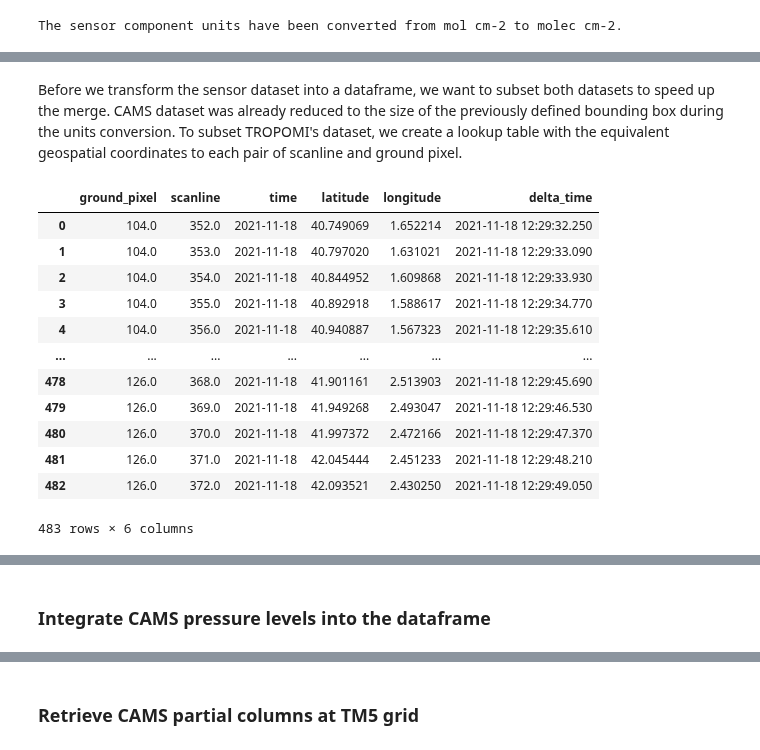
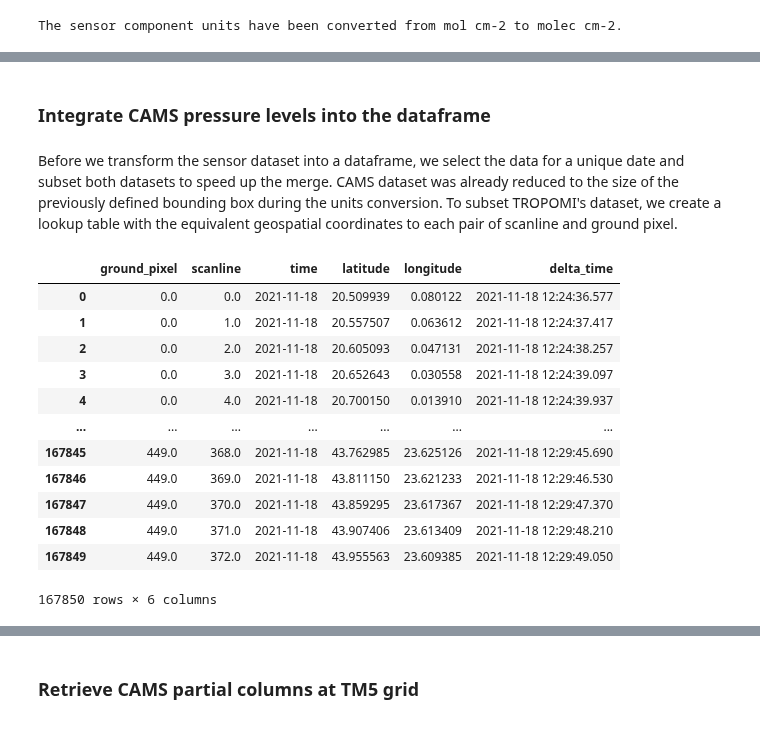
Before and after one commit to ECMWFCode4Earth/adc-toolbox, a Jupyter notebook: trainings/2021-12-atmospheric-composition/datasets-comparison-practical.ipynb, the cells around one changed output, grey strips where cells are left out. Cells and saved outputs as stored; diff of their text form; code cells hidden in the pictures.

```diff
--- a/trainings/2021-12-atmospheric-composition/datasets-comparison-practical.ipynb
+++ b/trainings/2021-12-atmospheric-composition/datasets-comparison-practical.ipynb
@@ -544,3 +528,5 @@ The sensor component units have been converted from mol cm-2 to molec cm-2.
+# %% [markdown]
+### Integrate CAMS pressure levels into the dataframe
 # %% [markdown]
-Before we transform the sensor dataset into a dataframe, we want to subset both datasets to speed up the merge. CAMS dataset was already reduced to the size of the previously defined bounding box during the units conversion. To subset TROPOMI's dataset, we create a lookup table with the equivalent geospatial coordinates to each pair of scanline and ground pixel.
+Before we transform the sensor dataset into a dataframe, we select the data for a unique date and subset both datasets to speed up the merge. CAMS dataset was already reduced to the size of the previously defined bounding box during the units conversion. To subset TROPOMI's dataset, we create a lookup table with the equivalent geospatial coordinates to each pair of scanline and ground pixel.
 # %%
@@ -559,17 +536,23 @@ sensor_coords_df = TROPOMI_subset_lookup_table(sensor_ds_time, component_nom)
-# %%
-sensor_coords_df
-# %% [output]
-|  | ground_pixel | scanline | time | latitude | longitude | delta_time |
-| 0 | 104.0 | 352.0 | 2021-11-18 | 40.749069 | 1.652214 | 2021-11-18 12:29:32.250 |
-| 1 | 104.0 | 353.0 | 2021-11-18 | 40.797020 | 1.631021 | 2021-11-18 12:29:33.090 |
-| 2 | 104.0 | 354.0 | 2021-11-18 | 40.844952 | 1.609868 | 2021-11-18 12:29:33.930 |
-| 3 | 104.0 | 355.0 | 2021-11-18 | 40.892918 | 1.588617 | 2021-11-18 12:29:34.770 |
-| 4 | 104.0 | 356.0 | 2021-11-18 | 40.940887 | 1.567323 | 2021-11-18 12:29:35.610 |
-| ... | ... | ... | ... | ... | ... | ... |
-| 478 | 126.0 | 368.0 | 2021-11-18 | 41.901161 | 2.513903 | 2021-11-18 12:29:45.690 |
-| 479 | 126.0 | 369.0 | 2021-11-18 | 41.949268 | 2.493047 | 2021-11-18 12:29:46.530 |
-| 480 | 126.0 | 370.0 | 2021-11-18 | 41.997372 | 2.472166 | 2021-11-18 12:29:47.370 |
-| 481 | 126.0 | 371.0 | 2021-11-18 | 42.045444 | 2.451233 | 2021-11-18 12:29:48.210 |
-| 482 | 126.0 | 372.0 | 2021-11-18 | 42.093521 | 2.430250 | 2021-11-18 12:29:49.050 |
-483 rows × 6 columns
+# %%
+# Subset
+sensor_ds_time = subset(sensor_ds_time, bbox, sensor, component_nom, subset_type = 'sensor_subset')
+
+# Get equivalence table for coordinates after subset
+lookup_table = TROPOMI_lookup_table(sensor_ds, component_nom)
+# %%
+lookup_table
+# %% [output]
+|  | ground_pixel | scanline | time | latitude | longitude | delta_time |
+| 0 | 0.0 | 0.0 | 2021-11-18 | 20.509939 | 0.080122 | 2021-11-18 12:24:36.577 |
+| 1 | 0.0 | 1.0 | 2021-11-18 | 20.557507 | 0.063612 | 2021-11-18 12:24:37.417 |
+| 2 | 0.0 | 2.0 | 2021-11-18 | 20.605093 | 0.047131 | 2021-11-18 12:24:38.257 |
+| 3 | 0.0 | 3.0 | 2021-11-18 | 20.652643 | 0.030558 | 2021-11-18 12:24:39.097 |
+| 4 | 0.0 | 4.0 | 2021-11-18 | 20.700150 | 0.013910 | 2021-11-18 12:24:39.937 |
+| ... | ... | ... | ... | ... | ... | ... |
+| 167845 | 449.0 | 368.0 | 2021-11-18 | 43.762985 | 23.625126 | 2021-11-18 12:29:45.690 |
+| 167846 | 449.0 | 369.0 | 2021-11-18 | 43.811150 | 23.621233 | 2021-11-18 12:29:46.530 |
+| 167847 | 449.0 | 370.0 | 2021-11-18 | 43.859295 | 23.617367 | 2021-11-18 12:29:47.370 |
+| 167848 | 449.0 | 371.0 | 2021-11-18 | 43.907406 | 23.613409 | 2021-11-18 12:29:48.210 |
+| 167849 | 449.0 | 372.0 | 2021-11-18 | 43.955563 | 23.609385 | 2021-11-18 12:29:49.050 |
+167850 rows × 6 columns
 # %%
@@ -612,8 +592,6 @@ match_df
 |  | 125.0 | 2021-11-18 | 33.0 | 2021-11-18 12:29:49.050 | 42.077618 | 2.378195 | 1.00 | 3.802951e+15 | ... |
 |  | 126.0 | 2021-11-18 | 33.0 | 2021-11-18 12:29:49.050 | 42.093521 | 2.430250 | 1.00 | 2.959342e+15 | ... |
 16422 rows × 15 columns
-# %% [markdown]
-### Integrate CAMS pressure levels into the dataframe
 # %%
 # Create index that includes CAMS pressure levels for all the locations in TROPOMI
 new_array = np.concatenate([np.arange(1, 137) * 1000, sensor_ds_time.layer.values])
```
Also changed, not shown: parts of 28 cells of this notebook, 5 other files.
